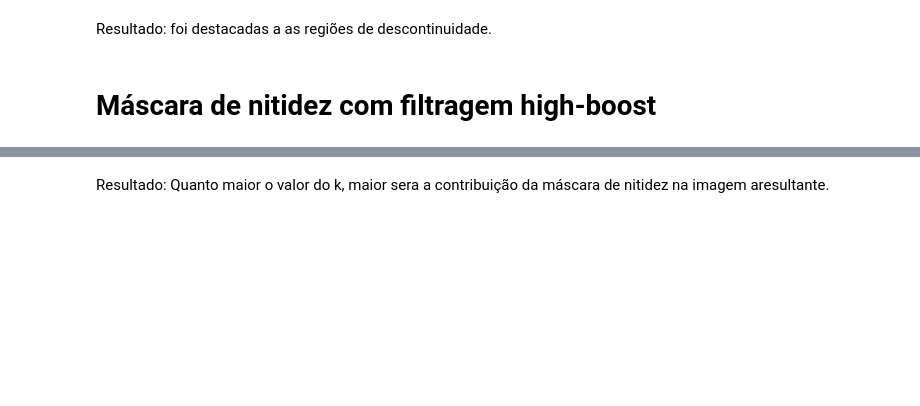
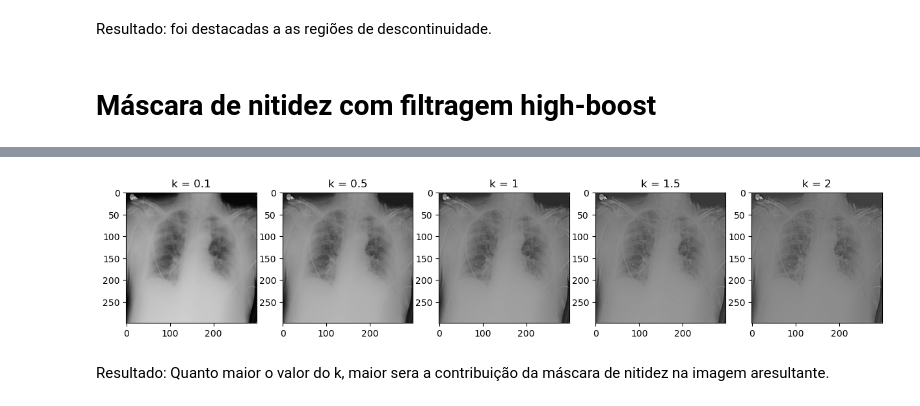
Before and after one commit to EuricoDNJR/Topicos-especiais-em-visao-computacional, a Jupyter notebook: atv_filtro/autobot.ipynb, the cells around one changed output, grey strips where cells are left out. Cells and saved outputs as stored; diff of their text form; code cells hidden in the pictures; blank space fills up the shorter version.

```diff
--- a/atv_filtro/autobot.ipynb
+++ b/atv_filtro/autobot.ipynb
@@ -374,28 +357,17 @@ plt.imshow(mascara, cmap='gray')
-# %%
-k = [0.1, 0.5, 1, 1.5, 2]
-image_high_boost_0 = img + (k[0] * mascara)
-image_high_boost_1 = img + (k[1] * mascara)
-image_high_boost_2 = img + (k[2] * mascara)
-image_high_boost_3 = img + (k[3] * mascara)
-image_high_boost_4 = img + (k[4] * mascara)
-fig = plt.figure(figsize=(15, 15))
-fig.add_subplot(1, 5, 1)
-# para k < 1, reduz a contribuição da máscara;
-plt.title('k = 0.1')
-plt.imshow(image_high_boost_0, cmap='gray')
-fig.add_subplot(1, 5, 2)
-plt.title('k = 0.5')
-plt.imshow(image_high_boost_1, cmap='gray')
-fig.add_subplot(1, 5, 3)
-#  para k = 1, a máscara é somada à imagem original;
-plt.title('k = 1')
-plt.imshow(image_high_boost_2, cmap='gray')
-fig.add_subplot(1, 5, 4)
-# para k > 1, o processo é conhecido como high-boost filtering (filtro com ênfase).
-plt.title('k = 1.5')
-plt.imshow(image_high_boost_3, cmap='gray')
-fig.add_subplot(1, 5, 5)
-plt.title('k = 2')
-plt.imshow(image_high_boost_4, cmap='gray')
+# %%
+valores = [0.1, 0.5, 1, 1.5, 2]
+
+fig = plt.figure(figsize=(15, 15))
+
+for i, k in enumerate(valores):
+    image_high_boost = img + (k * mascara)
+
+    fig.add_subplot(1, 5, i+1)
+
+    plt.title('k = ' + str(k))
+
+    plt.imshow(image_high_boost, cmap='gray')
+# %% [output]
+[figure, added]
 # %% [markdown]
 Resultado: Quanto maior o valor do k, maior sera a contribuição da máscara de nitidez na imagem aresultante.
```
Also changed, not shown: parts of 16 cells of this notebook.
